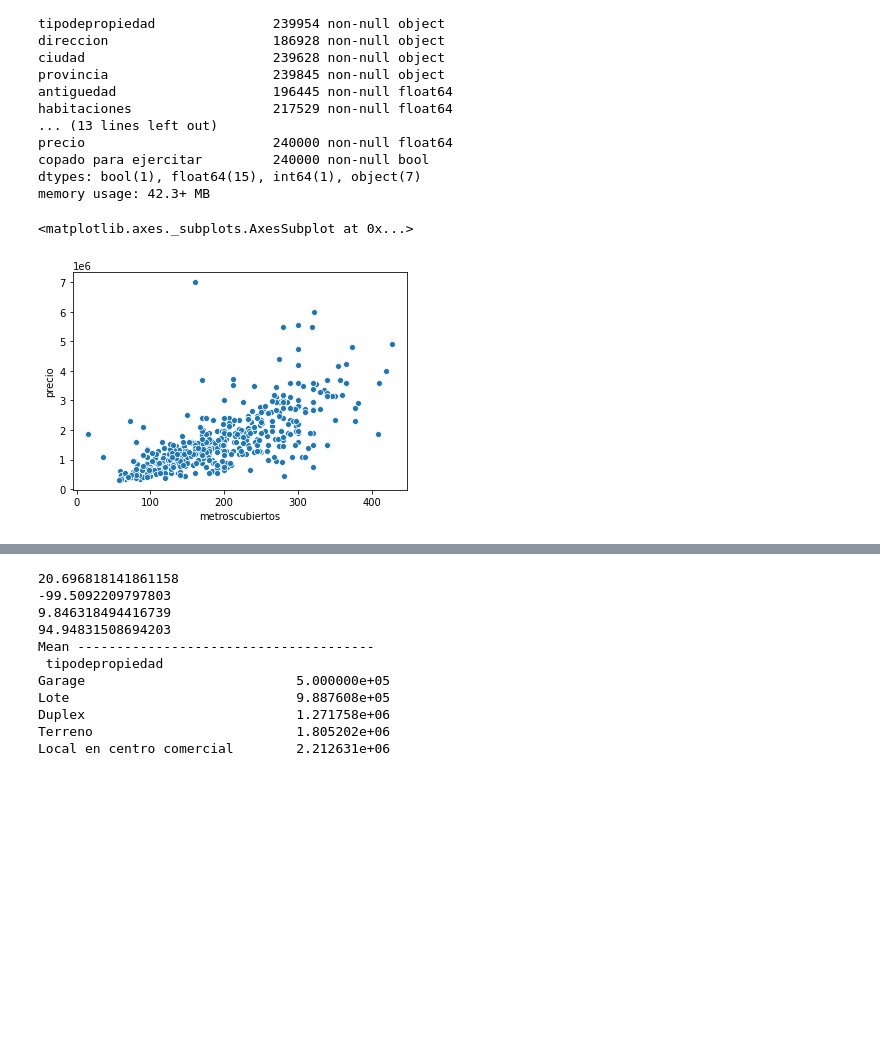
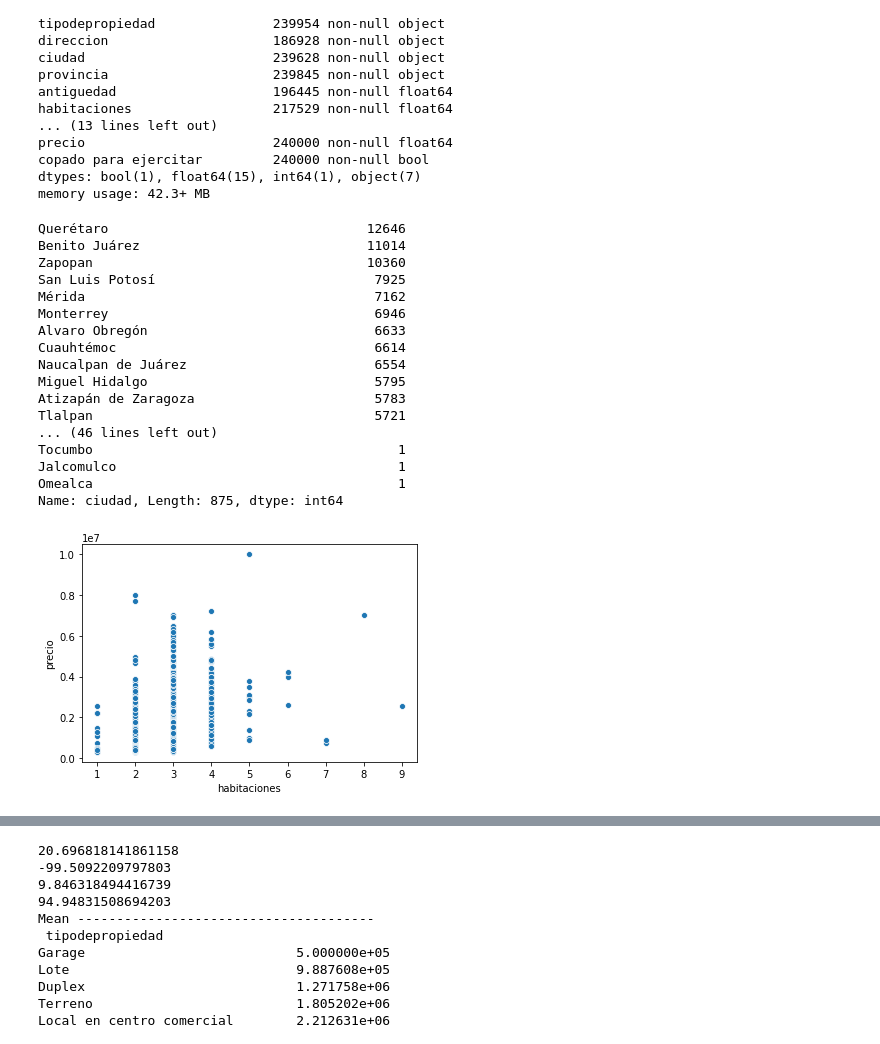
Before and after one commit to mnPanic/metnum-tp3, a Jupyter notebook: notebooks/Feature-Engineering.ipynb, the cells around one changed output, grey strips where cells are left out. Drawn from its saved outputs; the diff is of its cells as text; code cells hidden in the pictures; blank space fills up the shorter version.

```diff
--- a/notebooks/Feature-Engineering.ipynb
+++ b/notebooks/Feature-Engineering.ipynb
@@ -160,8 +128,25 @@ copado para ejercitar         240000 non-null bool
 dtypes: bool(1), float64(15), int64(1), object(7)
 memory usage: 42.3+ MB
 # %%
-df_ciudad = df[df['ciudad']=='Mérida'].dropna()
-sns.scatterplot(data=df_ciudad, x='metroscubiertos', y='precio')
+df_ciudad = df[df['ciudad']=='Querétaro'].dropna()
+sns.scatterplot(data=df_ciudad, x='habitaciones', y='precio')
+df['ciudad'].value_counts()
 # %% [output]
-<matplotlib.axes._subplots.AxesSubplot at 0x...>
+Querétaro                                 12646
+Benito Juárez                             11014
+Zapopan                                   10360
+San Luis Potosí                            7925
+Mérida                                     7162
+Monterrey                                  6946
+Alvaro Obregón                             6633
+Cuauhtémoc                                 6614
+Naucalpan de Juárez                        6554
+Miguel Hidalgo                             5795
+Atizapán de Zaragoza                       5783
+Tlalpan                                    5721
+... (46 lines left out)
+Tocumbo                                       1
+Jalcomulco                                    1
+Omealca                                       1
+Name: ciudad, Length: 875, dtype: int64
-[figure, old version]
+[figure, new version]
```
Also changed, not shown: parts of 5 cells of this notebook.
